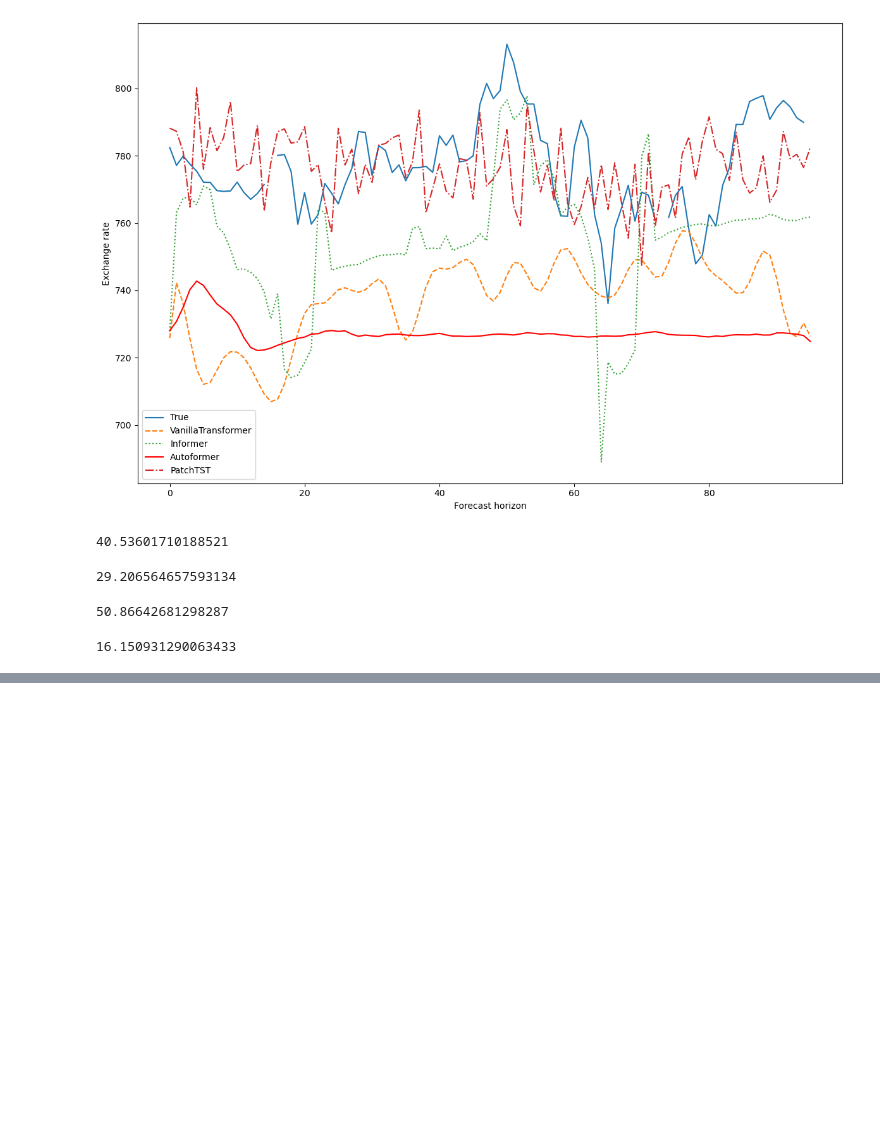
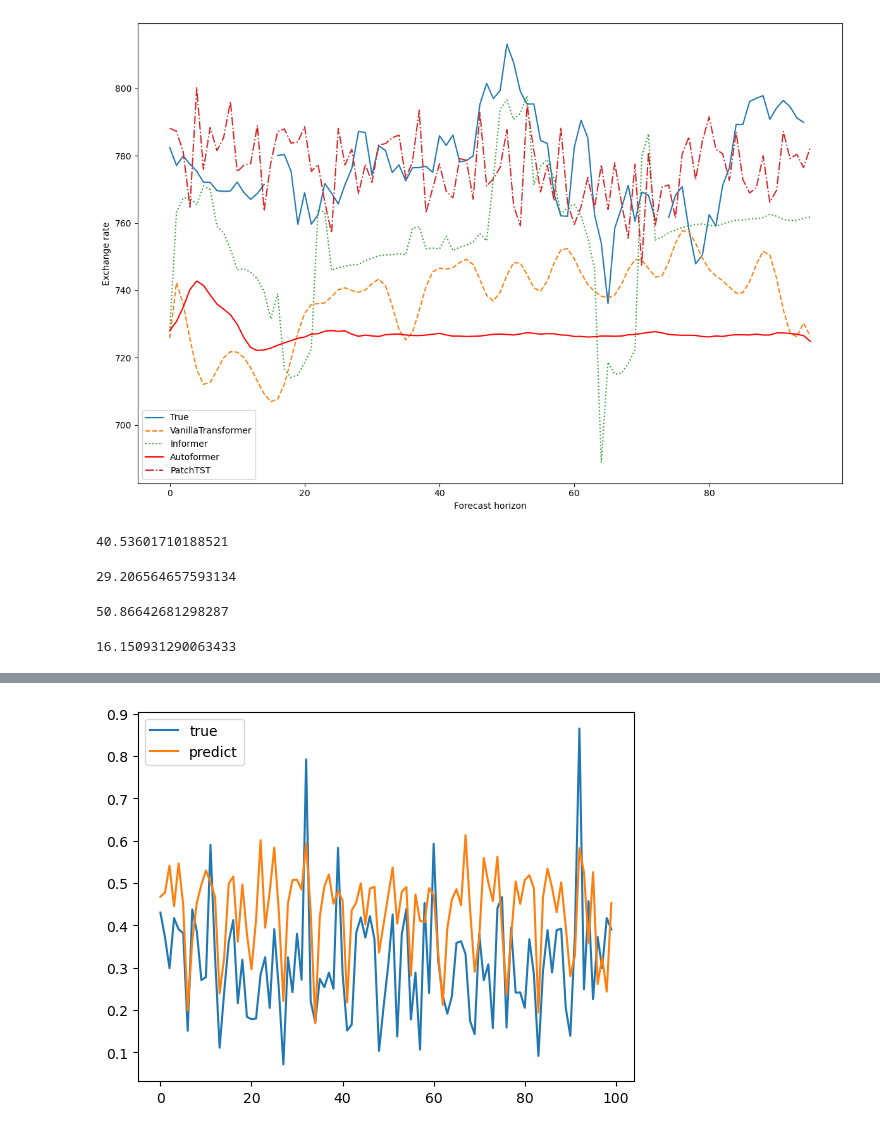
Before and after one commit to lomvix/time-series-study, a Jupyter notebook: Neuralforecast_example.ipynb, the cells around one changed output, grey strips where cells are left out. Saved outputs shown, nothing was run; the diff lists cells and outputs as text; code cells hidden in the pictures; blank space fills up the shorter version.

```diff
--- a/Neuralforecast_example.ipynb
+++ b/Neuralforecast_example.ipynb
@@ -164,0 +159,24 @@ rmse(Y_hat_df["PatchTST"],Y_hat_df["y"])
+# %%
+df=df[df["family"]=="SEAFOOD"][df["store_nbr"]==1]
+# %%
+df.drop(columns=["store_nbr","family"],axis=1,inplace=True)
+# %%
+# df = pd.read_csv('data/SEAFOOD.csv')
+df = df.rename(columns={'date': 'ds', 'sales': 'y'})
+#neuralforecast的数据集必须格式 ds y unique_id
+df['unique_id'] = 1
+df['ds'] = pd.to_datetime(df['ds'])
+scaler = MinMaxScaler(feature_range=(0, 1))
+df.y=scaler.fit_transform(np.array(df.y).reshape(-1,1))
+# %%
+horizon=96
+input_size=horizon
+train_steps=20
+check_steps=50
+iTransformer_model=[PatchTST(h=horizon,
+                     input_size=input_size,
+                     max_steps=train_steps,
+                     val_check_steps=check_steps,
+                     early_stop_patience_steps=3)]
+nf2=NeuralForecast(models=iTransformer_model,freq='B')
+yp = nf2.cross_validation(df=df,val_size=100,test_size=100,n_windows=None)
@@ -164,0 +207,7 @@ rmse(Y_hat_df["PatchTST"],Y_hat_df["y"])
+# %%
+plt.plot( yp['y'].values[:100],label="true")
+plt.plot(yp['PatchTST'].values[:100],label="predict")
+plt.legend()
+plt.show()
+# %% [output]
+[figure, added]
```
Also changed, not shown: parts of 13 cells of this notebook.
